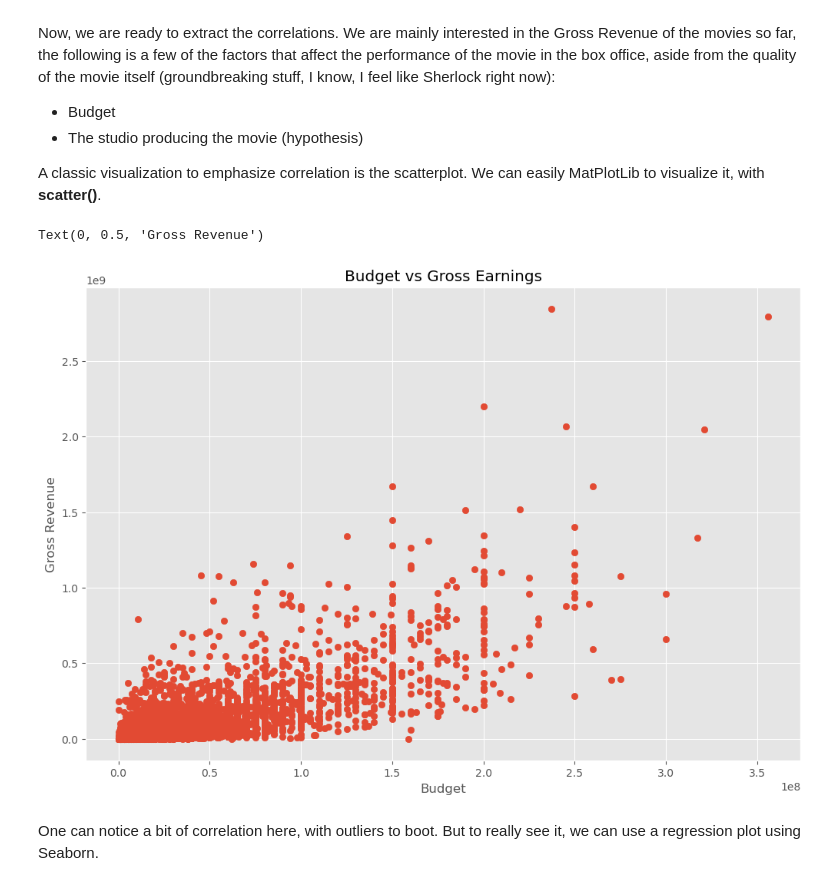
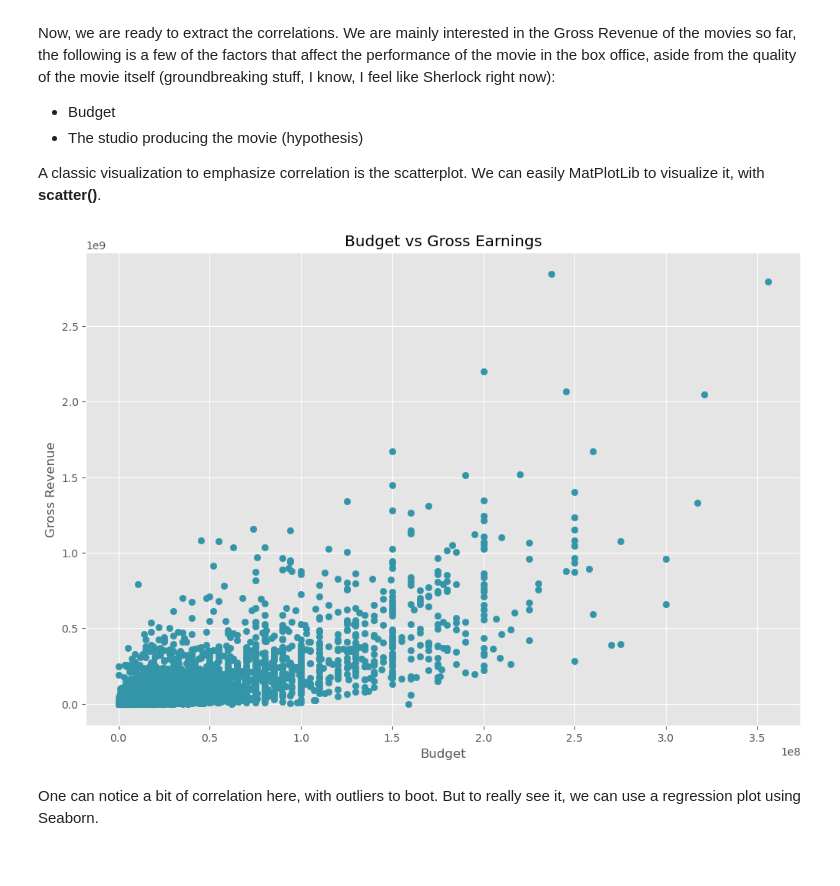
Before and after one commit to khaled-mehizel/movie-DB-cleanup-notebook, a Jupyter notebook: cleanup and analysis notebook.ipynb, the cells around one changed output. Cells and saved outputs as stored; diff of their text form; code cells hidden in the pictures.

```diff
--- a/cleanup and analysis notebook.ipynb
+++ b/cleanup and analysis notebook.ipynb
@@ -189,14 +189,16 @@ A classic visualization to emphasize correlation is the scatterplot. We can easi
 # %%
 # Adding the visualization
 plt.scatter(x=df['budget'],
-            y=df['gross'])
+            y=df['gross'],
+            color = "#3495a9")
 # Adding a title and axis labels
 plt.title("Budget vs Gross Earnings")
 plt.xlabel("Budget")
 plt.ylabel("Gross Revenue")
+
+plt.show()
 # %% [output]
-Text(0, 0.5, 'Gross Revenue')
-[figure, old version]
+[figure, new version]
 # %% [markdown]
 One can notice a bit of correlation here, with outliers to boot. But to really see it, we can use a regression plot using Seaborn.
 # %%
```
Also changed, not shown: parts of 6 cells of this notebook.
